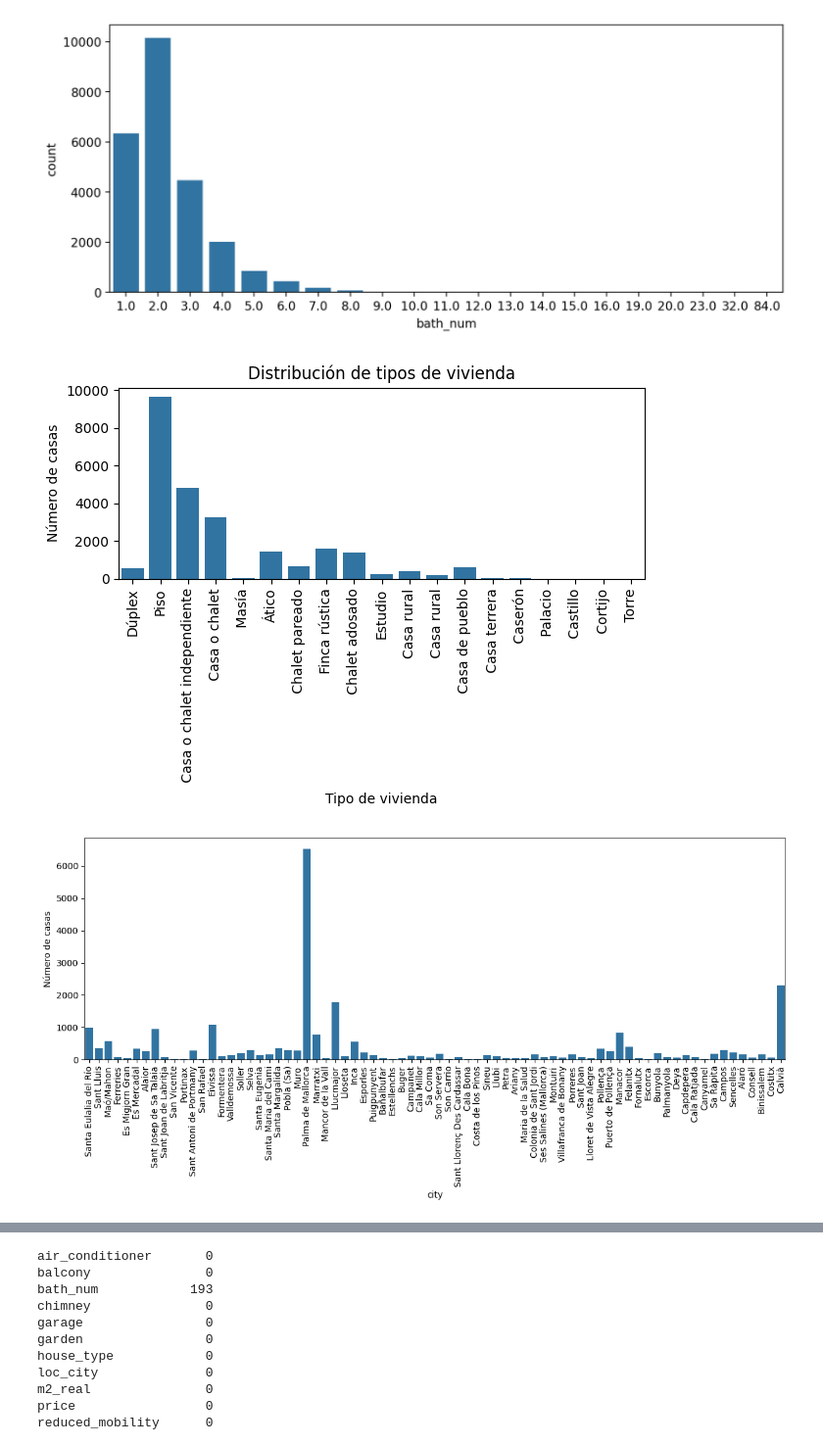
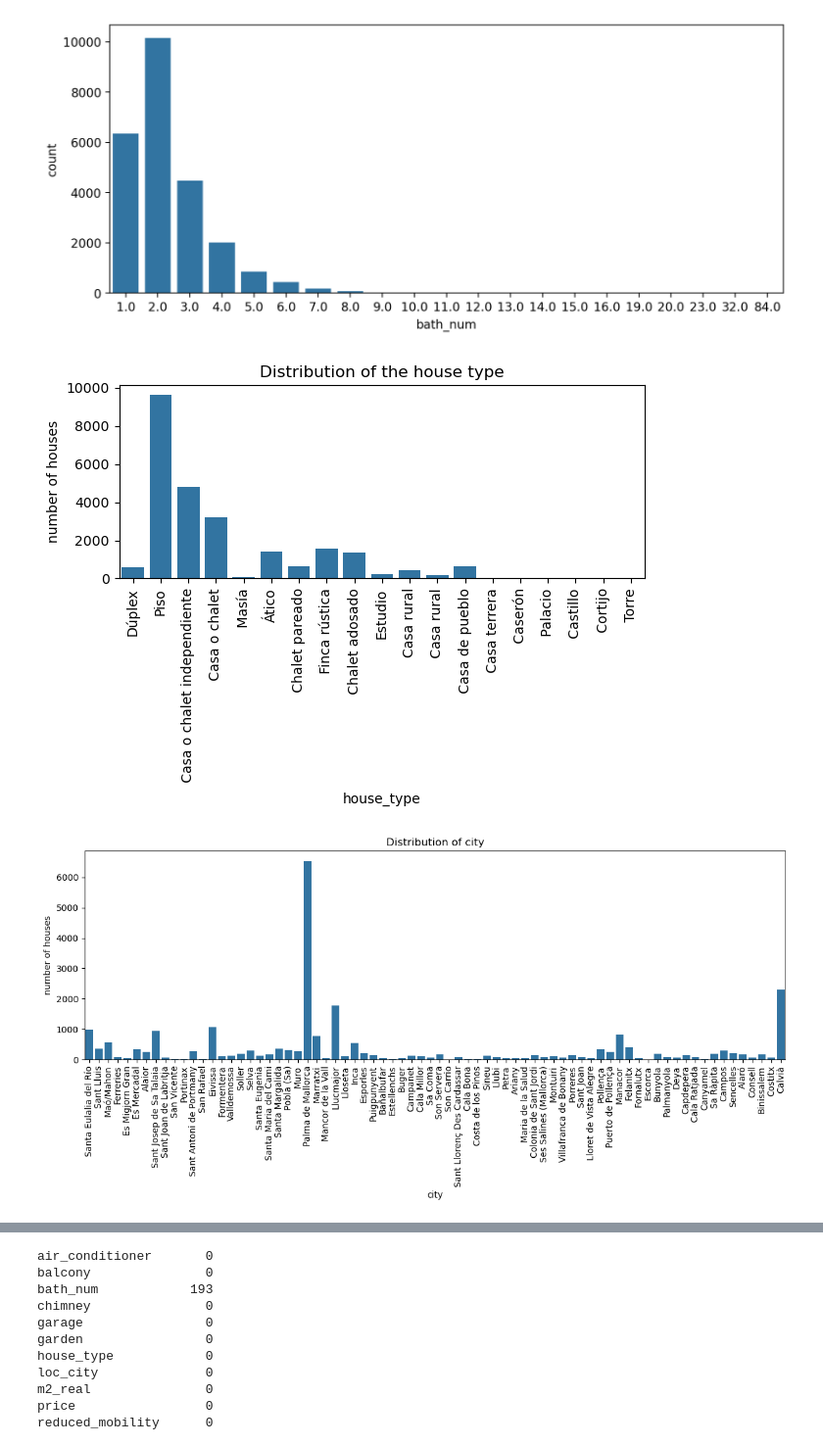
Before and after one commit to OliverJosep/11755-HCI-FinalProject, a Jupyter notebook: House_price_prediction.ipynb, the cells around one changed output, grey strips where cells are left out. Shown at 98% size. Drawn from its saved outputs; the diff is of its cells as text; code cells hidden in the pictures.

```diff
--- a/House_price_prediction.ipynb
+++ b/House_price_prediction.ipynb
@@ -323,31 +325,28 @@ sns.countplot(x='bath_num',data=data);
 import seaborn as sns
 import matplotlib.pyplot as plt
 
-# Crear el barplot
 sns.countplot(data=data, x='house_type')
 
-# Rotar las etiquetas del eje x en diagonal
-plt.xticks(rotation=90)  # o usa 60 si lo prefieres más inclinado
-plt.xlabel('Tipo de vivienda')
-plt.ylabel('Número de casas')
-plt.title('Distribución de tipos de vivienda')
-plt.tight_layout()  # Para que no se corte el gráfico
+plt.xticks(rotation=90)
+plt.xlabel('house_type')
+plt.ylabel('number of houses')
+plt.title('Distribution of the house type')
+plt.tight_layout()
 plt.show()
 # %% [output]
-[figure, old version]
+[figure, new version]
 # %%
 import seaborn as sns
 import matplotlib.pyplot as plt
-plt.figure(figsize=(12, 6))  # Cambia el tamaño: ancho x alto
-# Crear el barplot
+plt.figure(figsize=(12, 6))
 sns.countplot(data=data, x='loc_city')
 
-# Rotar las etiquetas del eje x en diagonal
-plt.xticks(rotation=90)  # o usa 60 si lo prefieres más inclinado
+plt.xticks(rotation=90)
 plt.xlabel('city')
-plt.ylabel('Número de casas')
-plt.tight_layout()  # Para que no se corte el gráfico
+plt.ylabel('number of houses')
+plt.title('Distribution of city')
+plt.tight_layout()
 plt.show()
 # %% [output]
-[figure, old version]
+[figure, new version]
 # %% [markdown]
```
Also changed, not shown: parts of 49 cells of this notebook, 2 other files.
